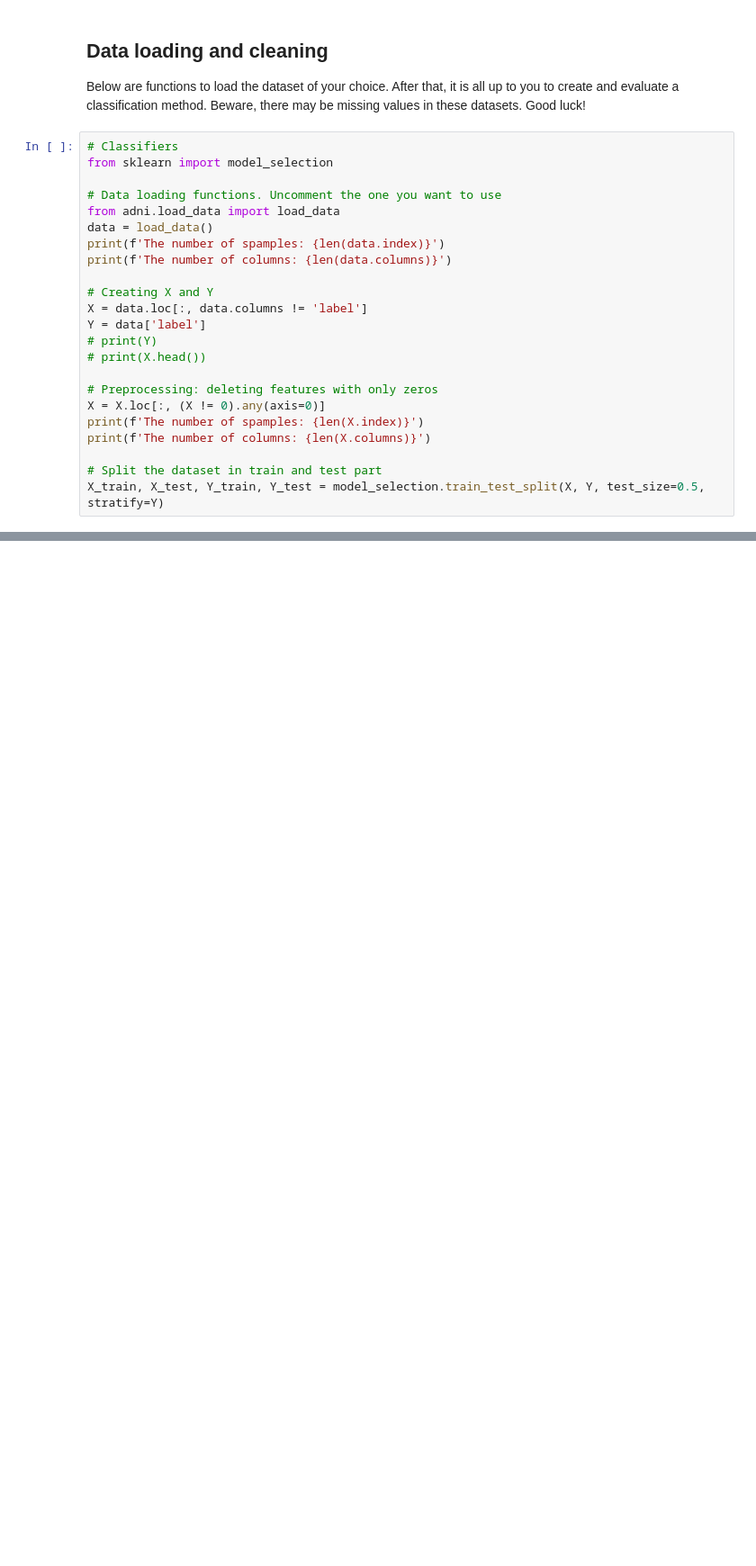
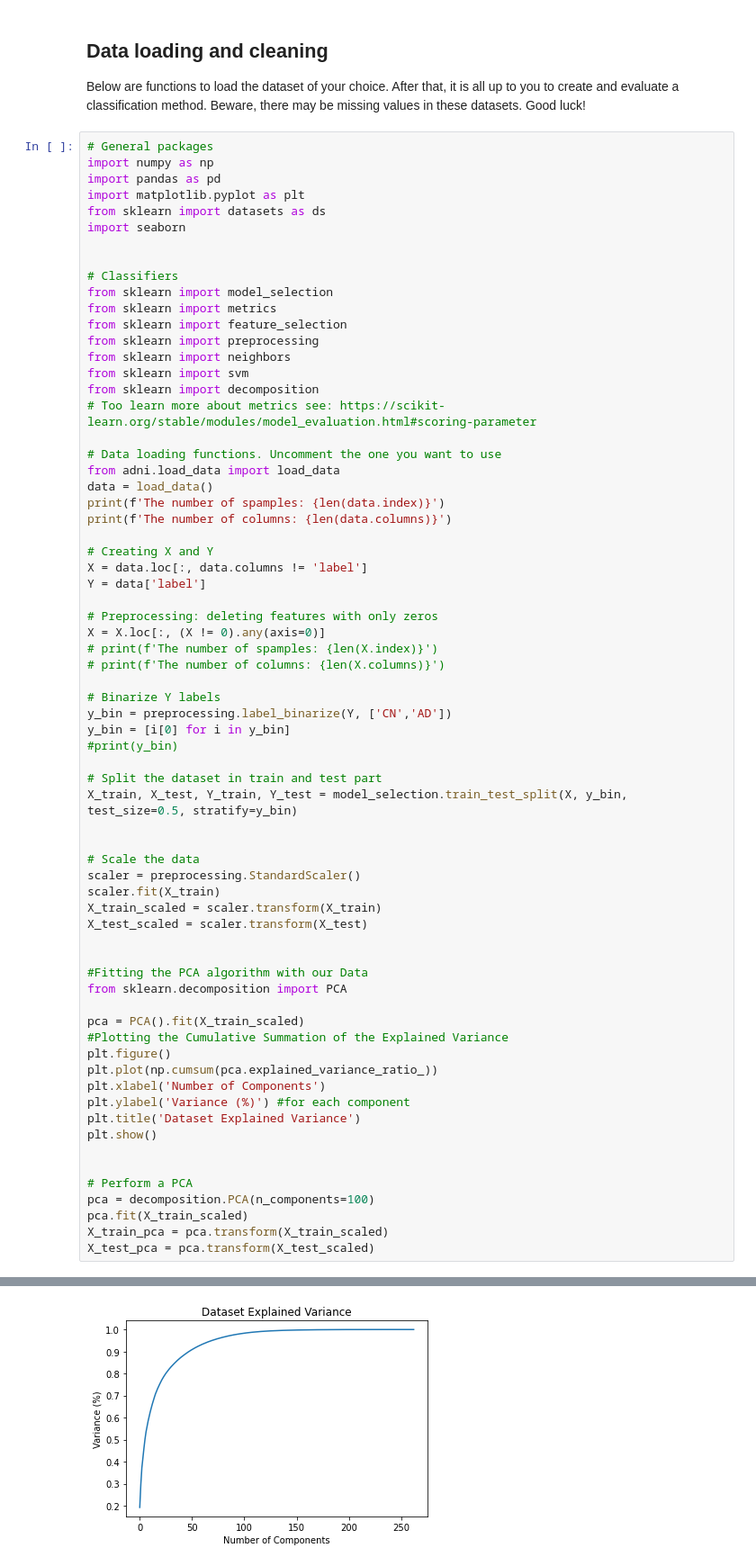
Before and after one commit to annawalstra/TM10007_Group5, a Jupyter notebook: assignment.ipynb, the cells around one changed output, grey strips where cells are left out. Shown at 90% size. Saved outputs shown, nothing was run; the diff lists cells and outputs as text; blank space fills up the shorter version.

Commit message:
Data preprocessing, feature scaling and selection. kNN

```diff
--- a/assignment.ipynb
+++ b/assignment.ipynb
@@ -10,8 +10,23 @@
 
 Below are functions to load the dataset of your choice. After that, it is all up to you to create and evaluate a classification method. Beware, there may be missing values in these datasets. Good luck!
 # %%
+# General packages
+import numpy as np
+import pandas as pd
+import matplotlib.pyplot as plt
+from sklearn import datasets as ds
+import seaborn
+
+
 # Classifiers
 from sklearn import model_selection
+from sklearn import metrics
+from sklearn import feature_selection
+from sklearn import preprocessing
+from sklearn import neighbors
+from sklearn import svm
+from sklearn import decomposition
+# Too learn more about metrics see: https://scikit-learn.org/stable/modules/model_evaluation.html#scoring-parameter
 
 # Data loading functions. Uncomment the one you want to use
 from adni.load_data import load_data
@@ -22,16 +37,46 @@ print(f'The number of columns: {len(data.columns)}')
 # Creating X and Y
 X = data.loc[:, data.columns != 'label']
 Y = data['label']
-# print(Y)
-# print(X.head())
 
 # Preprocessing: deleting features with only zeros
 X = X.loc[:, (X != 0).any(axis=0)]
-print(f'The number of spamples: {len(X.index)}')
-print(f'The number of columns: {len(X.columns)}')
+# print(f'The number of spamples: {len(X.index)}')
+# print(f'The number of columns: {len(X.columns)}')
+
+# Binarize Y labels
+y_bin = preprocessing.label_binarize(Y, ['CN','AD'])
+y_bin = [i[0] for i in y_bin]
+#print(y_bin)
 
 # Split the dataset in train and test part
-X_train, X_test, Y_train, Y_test = model_selection.train_test_split(X, Y, test_size=0.5, stratify=Y)
+X_train, X_test, Y_train, Y_test = model_selection.train_test_split(X, y_bin, test_size=0.5, stratify=y_bin)
+
+
+# Scale the data
+scaler = preprocessing.StandardScaler()
+scaler.fit(X_train)
+X_train_scaled = scaler.transform(X_train)
+X_test_scaled = scaler.transform(X_test)
+
+
+#Fitting the PCA algorithm with our Data
+from sklearn.decomposition import PCA
+
+pca = PCA().fit(X_train_scaled)
+#Plotting the Cumulative Summation of the Explained Variance
+plt.figure()
+plt.plot(np.cumsum(pca.explained_variance_ratio_))
+plt.xlabel('Number of Components')
+plt.ylabel('Variance (%)') #for each component
+plt.title('Dataset Explained Variance')
+plt.show()
+
+
+# Perform a PCA
+pca = decomposition.PCA(n_components=100)
+pca.fit(X_train_scaled)
+X_train_pca = pca.transform(X_train_scaled)
+X_test_pca = pca.transform(X_test_scaled)
 # %% [output]
 The number of spamples: 855
 The number of columns: 268
@@ -39,0 +83 @@ The number of columns: 263
+[figure, added]
```
Also changed, not shown: parts of 5 cells of this notebook.
